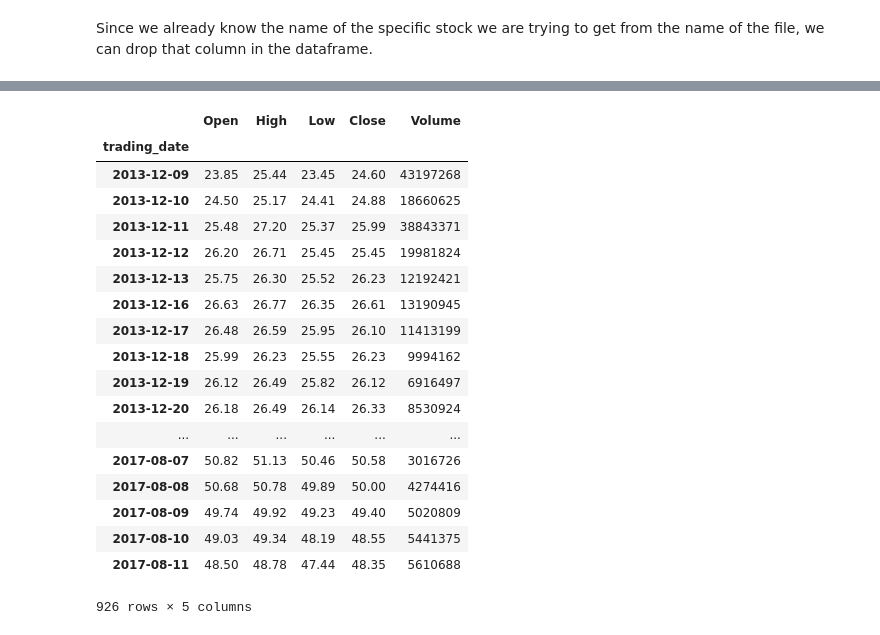
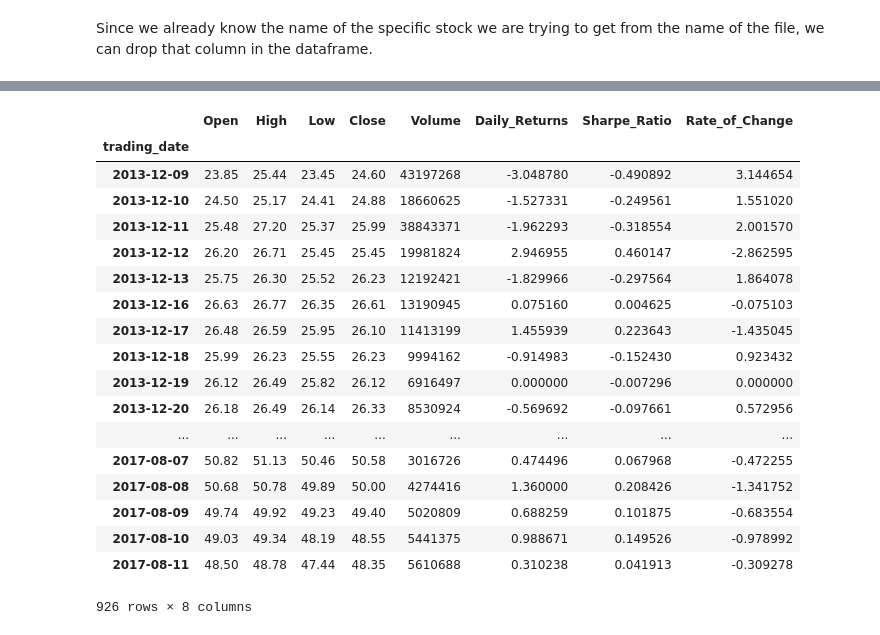
Before and after one commit to kwrjcr/machinelearningnanodegreecapstone, a Jupyter notebook: UdacityMachineLearningNanodegreeCapstoneProject-Copy2.ipynb, the cells around one changed output, grey strips where cells are left out. Saved outputs shown, nothing was run; the diff lists cells and outputs as text; code cells hidden in the pictures.

```diff
--- a/UdacityMachineLearningNanodegreeCapstoneProject-Copy2.ipynb
+++ b/UdacityMachineLearningNanodegreeCapstoneProject-Copy2.ipynb
@@ -106,23 +110,23 @@ dataset_preprocessed = dataset_preprocessed.assign(Sharpe_Ratio = np.divide((dat
 dataset_preprocessed = dataset_preprocessed.assign(Rate_of_Change = (np.divide(dataset_preprocessed.Close, dataset_preprocessed.Open) - 1) * 100)
-# %%
-dataset
-# %% [output]
-|  | Open | High | Low | Close | Volume |
-| trading_date |  |  |  |  |  |
-| 2013-12-09 | 23.85 | 25.44 | 23.45 | 24.60 | 43197268 |
-| 2013-12-10 | 24.50 | 25.17 | 24.41 | 24.88 | 18660625 |
-| 2013-12-11 | 25.48 | 27.20 | 25.37 | 25.99 | 38843371 |
-| 2013-12-12 | 26.20 | 26.71 | 25.45 | 25.45 | 19981824 |
-| 2013-12-13 | 25.75 | 26.30 | 25.52 | 26.23 | 12192421 |
-| 2013-12-16 | 26.63 | 26.77 | 26.35 | 26.61 | 13190945 |
-| 2013-12-17 | 26.48 | 26.59 | 25.95 | 26.10 | 11413199 |
-| 2013-12-18 | 25.99 | 26.23 | 25.55 | 26.23 | 9994162 |
-| 2013-12-19 | 26.12 | 26.49 | 25.82 | 26.12 | 6916497 |
-| 2013-12-20 | 26.18 | 26.49 | 26.14 | 26.33 | 8530924 |
-| ... | ... | ... | ... | ... | ... |
-| 2017-08-07 | 50.82 | 51.13 | 50.46 | 50.58 | 3016726 |
-| 2017-08-08 | 50.68 | 50.78 | 49.89 | 50.00 | 4274416 |
-| 2017-08-09 | 49.74 | 49.92 | 49.23 | 49.40 | 5020809 |
-| 2017-08-10 | 49.03 | 49.34 | 48.19 | 48.55 | 5441375 |
-| 2017-08-11 | 48.50 | 48.78 | 47.44 | 48.35 | 5610688 |
-926 rows × 5 columns
+# %%
+dataset_preprocessed
+# %% [output]
+|  | Open | High | Low | Close | Volume | Daily_Returns | Sharpe_Ratio | Rate_of_Change |
+| trading_date |  |  |  |  |  |  |  |  |
+| 2013-12-09 | 23.85 | 25.44 | 23.45 | 24.60 | 43197268 | -3.048780 | -0.490892 | 3.144654 |
+| 2013-12-10 | 24.50 | 25.17 | 24.41 | 24.88 | 18660625 | -1.527331 | -0.249561 | 1.551020 |
+| 2013-12-11 | 25.48 | 27.20 | 25.37 | 25.99 | 38843371 | -1.962293 | -0.318554 | 2.001570 |
+| 2013-12-12 | 26.20 | 26.71 | 25.45 | 25.45 | 19981824 | 2.946955 | 0.460147 | -2.862595 |
+| 2013-12-13 | 25.75 | 26.30 | 25.52 | 26.23 | 12192421 | -1.829966 | -0.297564 | 1.864078 |
+| 2013-12-16 | 26.63 | 26.77 | 26.35 | 26.61 | 13190945 | 0.075160 | 0.004625 | -0.075103 |
+| 2013-12-17 | 26.48 | 26.59 | 25.95 | 26.10 | 11413199 | 1.455939 | 0.223643 | -1.435045 |
+| 2013-12-18 | 25.99 | 26.23 | 25.55 | 26.23 | 9994162 | -0.914983 | -0.152430 | 0.923432 |
+| 2013-12-19 | 26.12 | 26.49 | 25.82 | 26.12 | 6916497 | 0.000000 | -0.007296 | 0.000000 |
+| 2013-12-20 | 26.18 | 26.49 | 26.14 | 26.33 | 8530924 | -0.569692 | -0.097661 | 0.572956 |
+| ... | ... | ... | ... | ... | ... | ... | ... | ... |
+| 2017-08-07 | 50.82 | 51.13 | 50.46 | 50.58 | 3016726 | 0.474496 | 0.067968 | -0.472255 |
+| 2017-08-08 | 50.68 | 50.78 | 49.89 | 50.00 | 4274416 | 1.360000 | 0.208426 | -1.341752 |
+| 2017-08-09 | 49.74 | 49.92 | 49.23 | 49.40 | 5020809 | 0.688259 | 0.101875 | -0.683554 |
+| 2017-08-10 | 49.03 | 49.34 | 48.19 | 48.55 | 5441375 | 0.988671 | 0.149526 | -0.978992 |
+| 2017-08-11 | 48.50 | 48.78 | 47.44 | 48.35 | 5610688 | 0.310238 | 0.041913 | -0.309278 |
+926 rows × 8 columns
```
Also changed, not shown: parts of 3 cells of this notebook.
